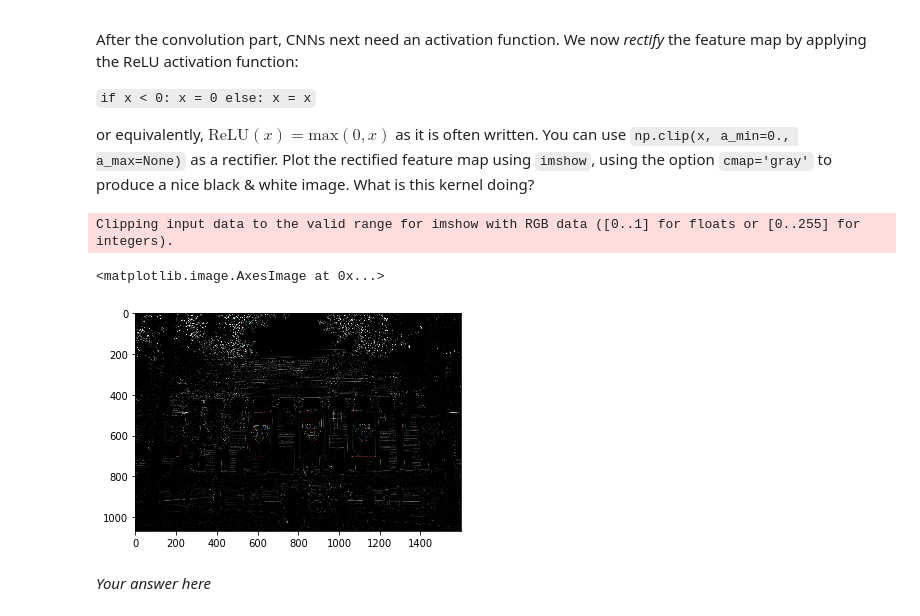
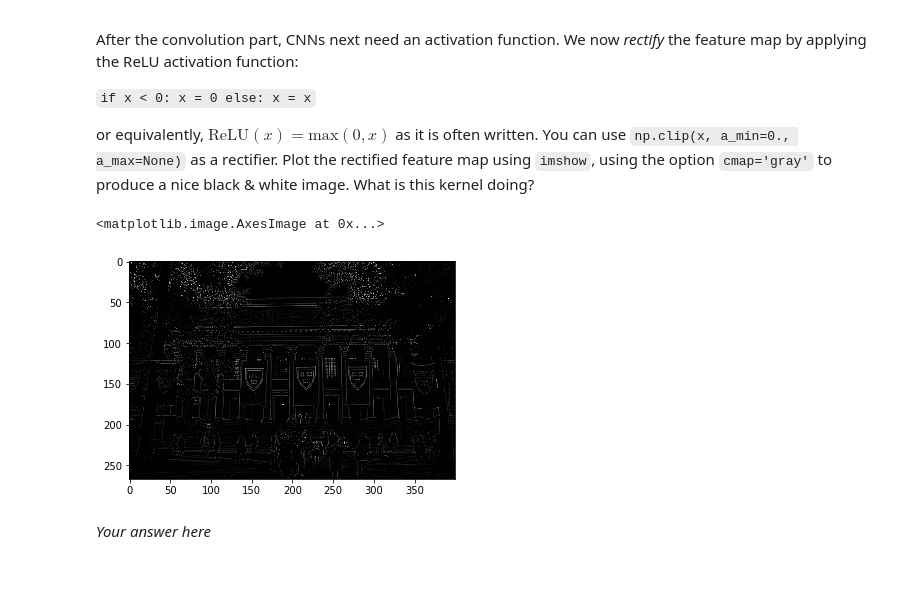
Before and after one commit to simonwarchol/2020-CS109B, a Jupyter notebook: content/homeworks/hw04/notebook/cs109b_hw4.ipynb, the cells around one changed output. Cells and saved outputs as stored; diff of their text form; code cells hidden in the pictures; blank space fills up the shorter version.

```diff
--- a/content/homeworks/hw04/notebook/cs109b_hw4.ipynb
+++ b/content/homeworks/hw04/notebook/cs109b_hw4.ipynb
@@ -371,7 +371,7 @@ and apply it to `feature_map`. This time, before we pass it through the activati
 **2.1** [2pts] Load the image as a 2D Numpy array into the variable `library_image_data`. Normalize the image data so that values within `library_image_data` fall within [0., 1.]. The image is located at 'data/Widener_Library.jpg'.
 # %%
 # your code here
-library_image_data = np.asarray(Image.open('data/Harvard_University_Widener_Library.jpg'))
+library_image_data = np.asarray(Image.open('data/Widener_Library.jpg'))
 print(np.shape(library_image_data))
 library_image_data = library_image_data.astype('float32')
 library_image_data /= 255.0
@@ -426,16 +426,14 @@ or equivalently, $\textrm{ReLU}(x) = \textrm{max}(0,x)$ as it is often written.
 # %%
 # your code here
 norm_img = (-0.5) + library_image_data
 kernel = 1/3 * np.array([[-1,-1,-1],[-1,8,-1],[-1,-1,-1]])
-norm  = np.zeros(np.shape(norm_img))
-for i in range(3):
-    norm[:,:,i] = convolve2d(norm_img[:,:,i], kernel, boundary='fill', mode='same')
+norm  = np.zeros((np.shape(norm_img)[0],np.shape(norm_img)[1]))
+norm[:,:] = convolve2d(norm_img[:,:,0], kernel, boundary='fill', mode='same') + convolve2d(norm_img[:,:,1], kernel, boundary='fill', mode='same') +convolve2d(norm_img[:,:,2], kernel, boundary='fill', mode='same')
 
 plt.imshow(np.clip(norm, a_min=0., a_max=None),  cmap='gray')
 # %% [output]
-Clipping input data to the valid range for imshow with RGB data ([0..1] for floats or [0..255] for integers).
+<matplotlib.image.AxesImage at 0x...>
-<matplotlib.image.AxesImage at 0x...>
-[figure, old version]
+[figure, new version]
 # %% [markdown]
 *Your answer here*
 # %% [markdown]
```
Also changed, not shown: parts of 9 cells of this notebook.
